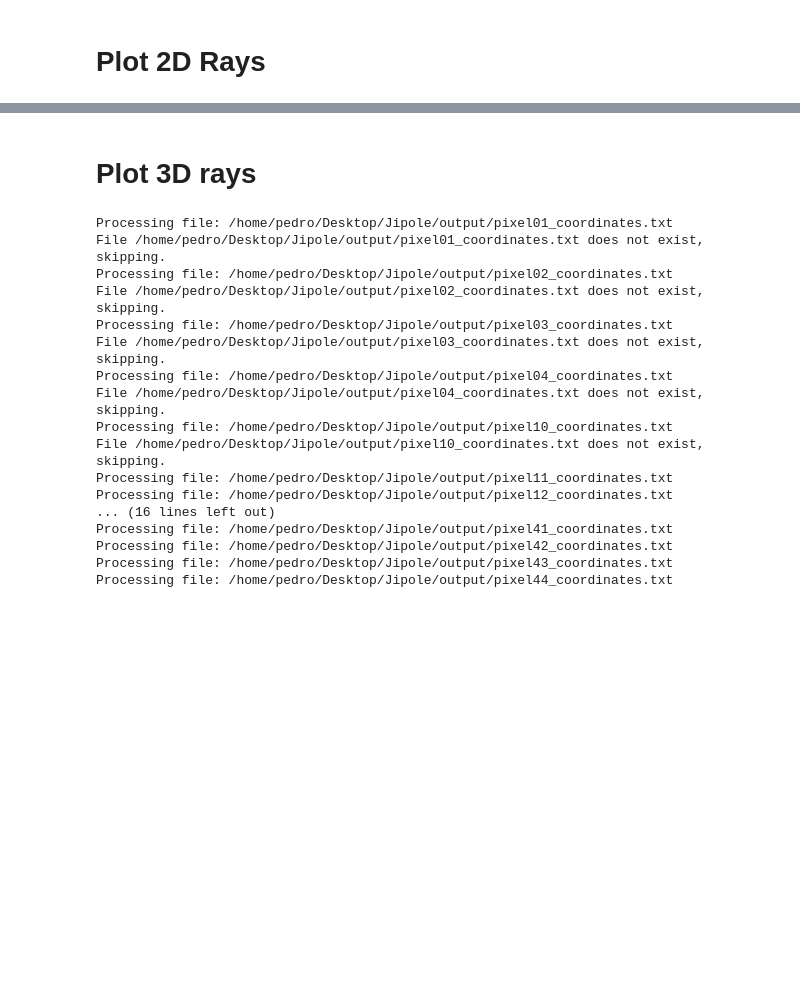
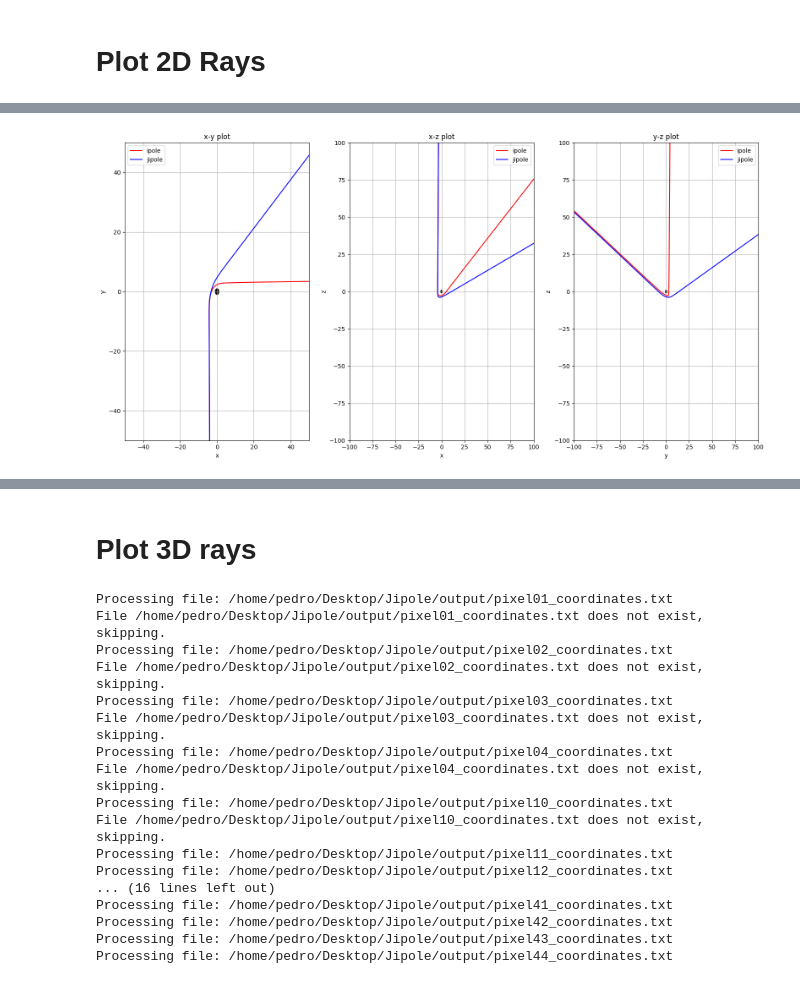
Before and after one commit to pedronaethe/AD_ODE, a Jupyter notebook: python_notebooks/Analysis.ipynb, the cells around one changed output, grey strips where cells are left out. Cells and saved outputs as stored; diff of their text form; code cells hidden in the pictures; blank space fills up the shorter version.

```diff
--- a/python_notebooks/Analysis.ipynb
+++ b/python_notebooks/Analysis.ipynb
@@ -109,0 +197,88 @@ File /home/pedro/Desktop/Jipole/output/pixel33_coordinates_ipole.txt does not ex
+# %%
+import os
+import matplotlib.pyplot as plt
+import numpy as np
+from matplotlib import patches
+import gc
+
+# Directory containing the files
+base_dir = '/home/pedro/Desktop/Jipole/output/'
+
+colors = {'ipole': 'r', 'jipole': 'b'}
+
+# Create 1 row, 3 columns of subplots
+fig, axes = plt.subplots(1, 3, figsize=(16, 8))
+
+# Add black hole circle to each subplot
+for ax in axes:
+    circle = patches.Circle((0, 0), radius=1, fill=True, edgecolor='black', facecolor='black', alpha=1)
+    ax.add_patch(circle)
+
+pixel_i = 15
+pixel_j = 15
+
+for label, fname in [('ipole', f'pixel{pixel_i}{pixel_j}_coordinates_ipole.txt'),
+                     ('jipole', f'pixel{pixel_i}{pixel_j}_coordinates.txt')]:
+    path = os.path.join(base_dir, fname)
+    print(f"Processing file: {path}")
+    r_list = []
+    th_list = []
+    phi_list = []
+    if not os.path.exists(path):
+        print(f"File {path} does not exist, skipping.")
+        continue
+    with open(path, 'r') as f:
+        for line in f:
+            if 'Step' in line:
+                parts = line.split(':', 1)[1]
+                assignments = parts.split(',')
+                r = float(assignments[0].split('=')[1])
+                th = float(assignments[1].split('=')[1])
+                phi = float(assignments[2].split('=')[1])
+                if (r == 0):
+                    continue
+                r_list.append(r)
+                th_list.append(th)
+                phi_list.append(phi)
+    if r_list:
+        r = np.array(r_list)
+        th = np.array(th_list)
+        phi = np.array(phi_list)
+        x = r * np.sin(th) * np.cos(phi)
+        y = r * np.sin(th) * np.sin(phi)
+        z = r * np.cos(th)
+        # x-y plot
+        axes[0].plot(x, y, color=colors[label], label=label)
+        # x-z plot
+        axes[1].plot(x, z, color=colors[label], label=label)
+        # y-z plot
+        axes[2].plot(y, z, color=colors[label], label=label)
+
+axes[0].set_xlabel('x')
+axes[0].set_ylabel('y')
+axes[0].set_xlim(-50, 50)
+axes[0].set_ylim(-50, 50)
+axes[0].grid(True)
+axes[0].set_title('x-y plot')
+axes[0].legend()
+
+axes[1].set_xlabel('x')
+axes[1].set_ylabel('z')
+axes[1].set_xlim(-100, 100)
+axes[1].set_ylim(-100, 100)
+axes[1].grid(True)
+axes[1].set_title('x-z plot')
+axes[1].legend()
+
+axes[2].set_xlabel('y')
+axes[2].set_ylabel('z')
+axes[2].set_xlim(-100, 100)
+axes[2].set_ylim(-100, 100)
+axes[2].grid(True)
+axes[2].set_title('y-z plot')
+axes[2].legend()
+
+plt.tight_layout()
+plt.show()
+gc.collect()
+# %% [output]
@@ -109,0 +287 @@ File /home/pedro/Desktop/Jipole/output/pixel33_coordinates_ipole.txt does not ex
+[figure, added]
```
Also changed, not shown: parts of 5 cells of this notebook, 6 other files.
